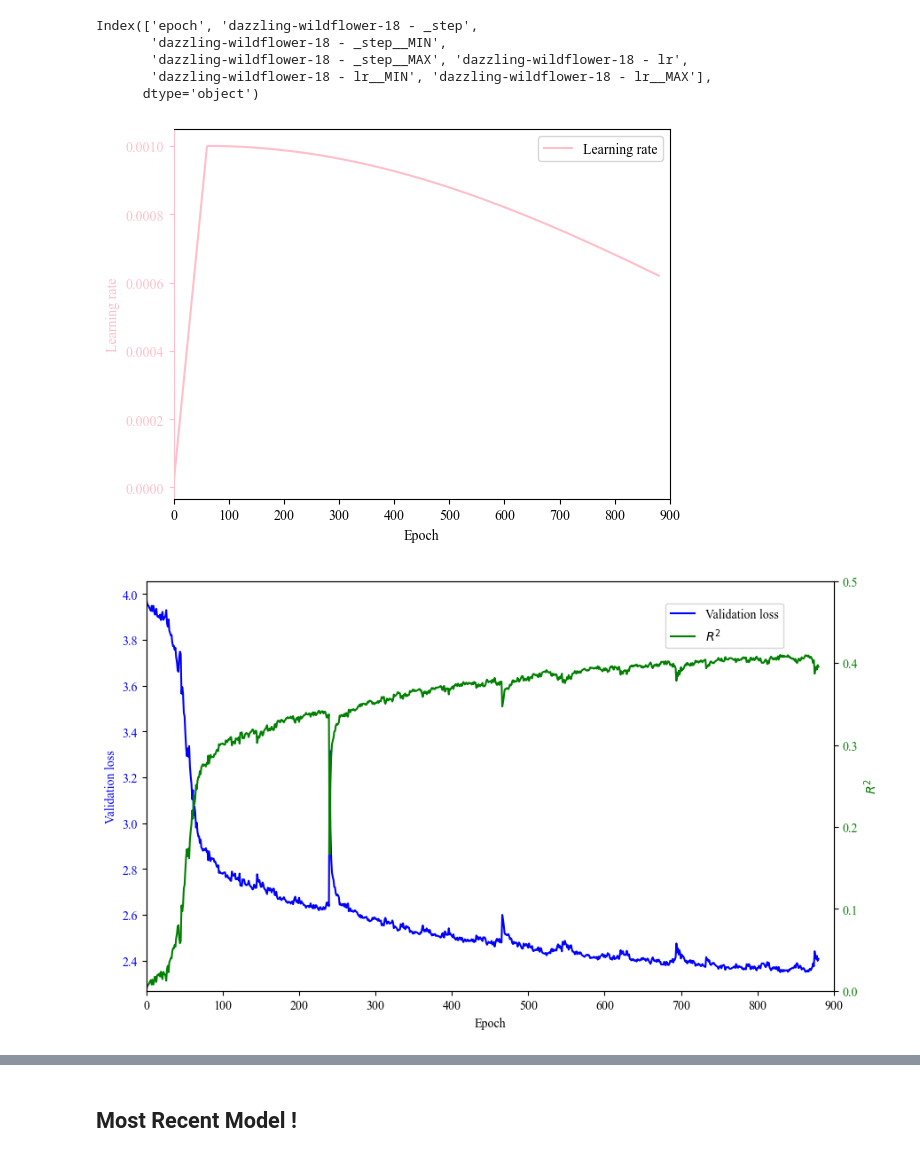
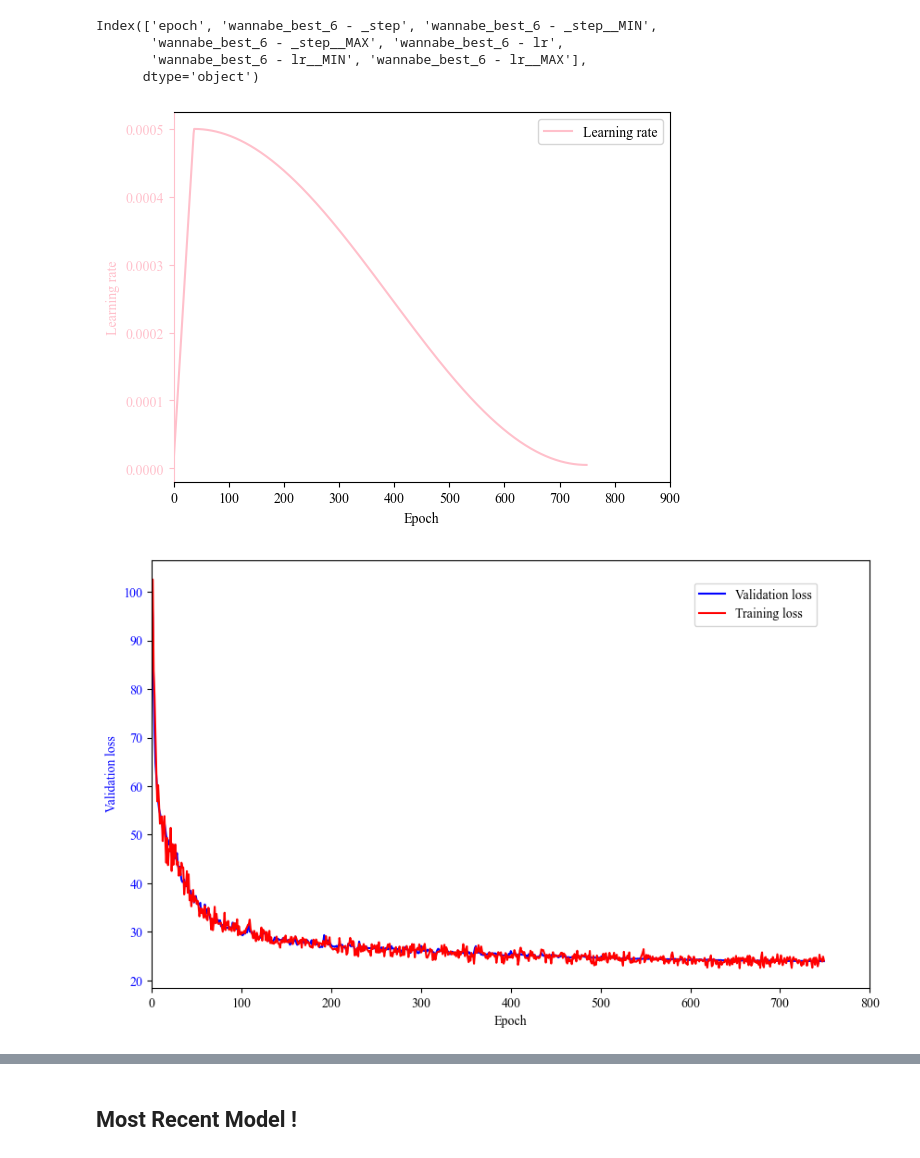
Before and after one commit to govindgoel/ml, a Jupyter notebook: scripts/visualization/visualize_training_data.ipynb, the cells around one changed output, grey strips where cells are left out. Saved outputs shown, nothing was run; the diff lists cells and outputs as text; code cells hidden in the pictures.

```diff
--- a/scripts/visualization/visualize_training_data.ipynb
+++ b/scripts/visualization/visualize_training_data.ipynb
@@ -3,23 +3,25 @@ import pandas as pd
 import matplotlib.pyplot as plt
 
 # Read the CSV files
-df_loss = pd.read_csv('loss.csv')
-df_r = pd.read_csv('r_squared.csv')
-df_lr = pd.read_csv('lr_.csv')
+df_loss = pd.read_csv('val_loss.csv')
+df_train_loss = pd.read_csv('train_loss.csv')
+df_r = pd.read_csv('r2.csv')
+df_lr = pd.read_csv('lr.csv')
+
+run_name = 'wannabe_best_6'
 # %%
 df_lr.columns
 # %% [output]
-Index(['epoch', 'dazzling-wildflower-18 - _step',
-       'dazzling-wildflower-18 - _step__MIN',
-       'dazzling-wildflower-18 - _step__MAX', 'dazzling-wildflower-18 - lr',
-       'dazzling-wildflower-18 - lr__MIN', 'dazzling-wildflower-18 - lr__MAX'],
+Index(['epoch', 'wannabe_best_6 - _step', 'wannabe_best_6 - _step__MIN',
+       'wannabe_best_6 - _step__MAX', 'wannabe_best_6 - lr',
+       'wannabe_best_6 - lr__MIN', 'wannabe_best_6 - lr__MAX'],
       dtype='object')
 # %%
 # Set the font to Times New Roman
 plt.rcParams['font.family'] = 'Times New Roman'
 
 # Plotting the loss with x-axis starting from 0
-plt.plot(df_lr['epoch'], df_lr['dazzling-wildflower-18 - lr'], label='Learning rate', color = 'pink')
+plt.plot(df_lr['epoch'], df_lr[run_name + ' - lr'], label='Learning rate', color = 'pink')
 
 # Set x-axis limits to start from 0
 plt.xlim(left=0)
@@ -43,43 +45,44 @@ plt.savefig('lr.png', dpi=500, bbox_inches='tight')  # Save as a high-resolution
 # Show the plot
 plt.show()
 # %% [output]
-[figure, old version]
+[figure, new version]
 # %%
 import pandas as pd
 import matplotlib.pyplot as plt
 
 # Set the font to Times New Roman
 plt.rcParams['font.family'] = 'Times New Roman'
 
 # Create a figure and axis
 fig, ax1 = plt.subplots(figsize=(10, 6))
 
 # Plot the loss with x-axis starting from 0
-ax1.plot(df_loss['epoch'], df_loss['dazzling-wildflower-18 - test_loss'], label='Validation loss', color='b')
+ax1.plot(df_loss['epoch'], df_loss[run_name + ' - val_loss'], label='Validation loss', color='b')
+ax1.plot(df_train_loss['epoch'], df_train_loss[run_name + ' - train_loss'], label='Training loss', color='r')
 ax1.set_xlabel('Epoch')
 ax1.set_ylabel('Validation loss', color='b')
 ax1.tick_params(axis='y', labelcolor='b')
 
 # Create a secondary y-axis
-ax2 = ax1.twinx()
-ax2.plot(df_r['epoch'], df_r['dazzling-wildflower-18 - r^2'], label=r"$R^2$", color='g')
-ax2.set_ylabel(r"$R^2$", color='g')
-ax2.set_ylim(0, 0.5)  # Set y-axis limits for R squared
-ax2.tick_params(axis='y', labelcolor='g')
+# ax2 = ax1.twinx()
+# ax2.plot(df_r['epoch'], df_r[run_name + ' - r^2'], label=r"$R^2$", color='g')
+# ax2.set_ylabel(r"$R^2$", color='g')
+# ax2.set_ylim(0, 0.5)  # Set y-axis limits for R squared
+# ax2.tick_params(axis='y', labelcolor='g')
 
 plt.xlim(left=0)
-plt.xlim(right=900)
+plt.xlim(right=800)
 # plt.ylim(bottom=0)
 # Add legends
 fig.legend(loc='upper right', bbox_to_anchor=(0.85, 0.85))
 
 # Save the figure
 plt.savefig('loss_plot.png', dpi=500, bbox_inches='tight')  # Save as a high-resolution image
 
 # Show the plot
 plt.show()
 # %% [output]
-[figure, old version]
+[figure, new version]
 # %%
 import pandas as pd
 import matplotlib.pyplot as plt
```
Also changed, not shown: parts of 7 cells of this notebook.
